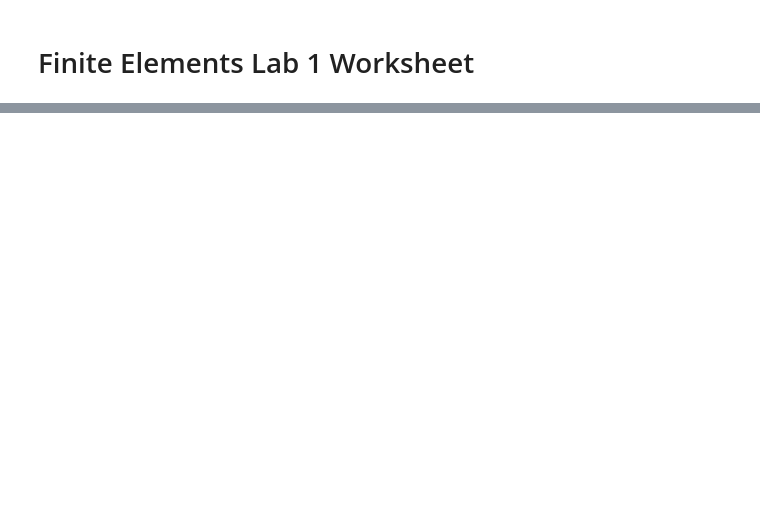
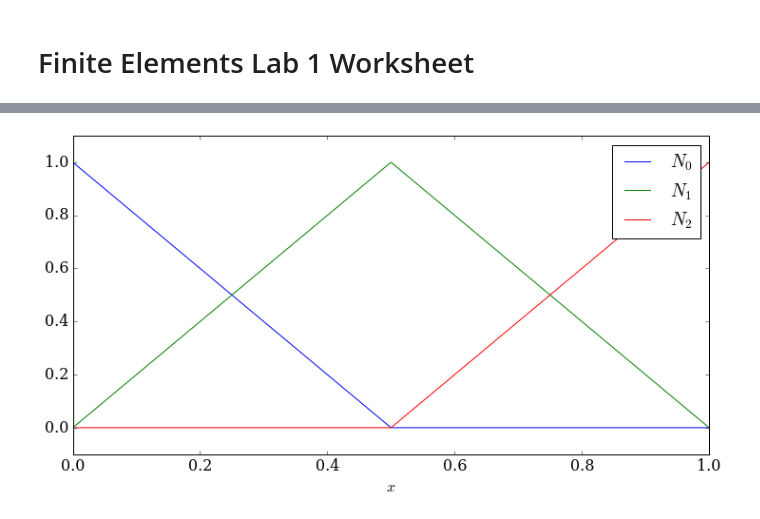
Before and after one commit to ngcm/training-public, a Jupyter notebook: FEEG6016 Simulation and Modelling/07-Finite-Elements-Lab-1.ipynb, the cells around one changed output, grey strips where cells are left out. Saved outputs shown, nothing was run; the diff lists cells and outputs as text; code cells hidden in the pictures; blank space fills up the shorter version.

```diff
--- a/FEEG6016 Simulation and Modelling/07-Finite-Elements-Lab-1.ipynb
+++ b/FEEG6016 Simulation and Modelling/07-Finite-Elements-Lab-1.ipynb
@@ -258,0 +55,22 @@ $$
+# %%
+%matplotlib inline
+import numpy
+from matplotlib import pyplot
+from matplotlib import rcParams
+rcParams['font.family'] = 'serif'
+rcParams['font.size'] = 16
+rcParams['figure.figsize'] = (12,6)
+# %%
+x = numpy.linspace(0, 1, 1000)
+N0 = numpy.where(x <= 0.5, 1-2*x, numpy.zeros_like(x))
+N1 = numpy.where(x <= 0.5, 2*x, 2-2*x)
+N2 = numpy.where(x <= 0.5, numpy.zeros_like(x), 2*x-1)
+pyplot.figure()
+pyplot.plot(x, N0, label=r"$N_0$")
+pyplot.plot(x, N1, label=r"$N_1$")
+pyplot.plot(x, N2, label=r"$N_2$")
+pyplot.xlabel(r"$x$")
+pyplot.ylim(-0.1, 1.1)
+pyplot.legend();
+# %% [output]
+[figure, added]
```
Also changed, not shown: parts of 45 cells of this notebook.
